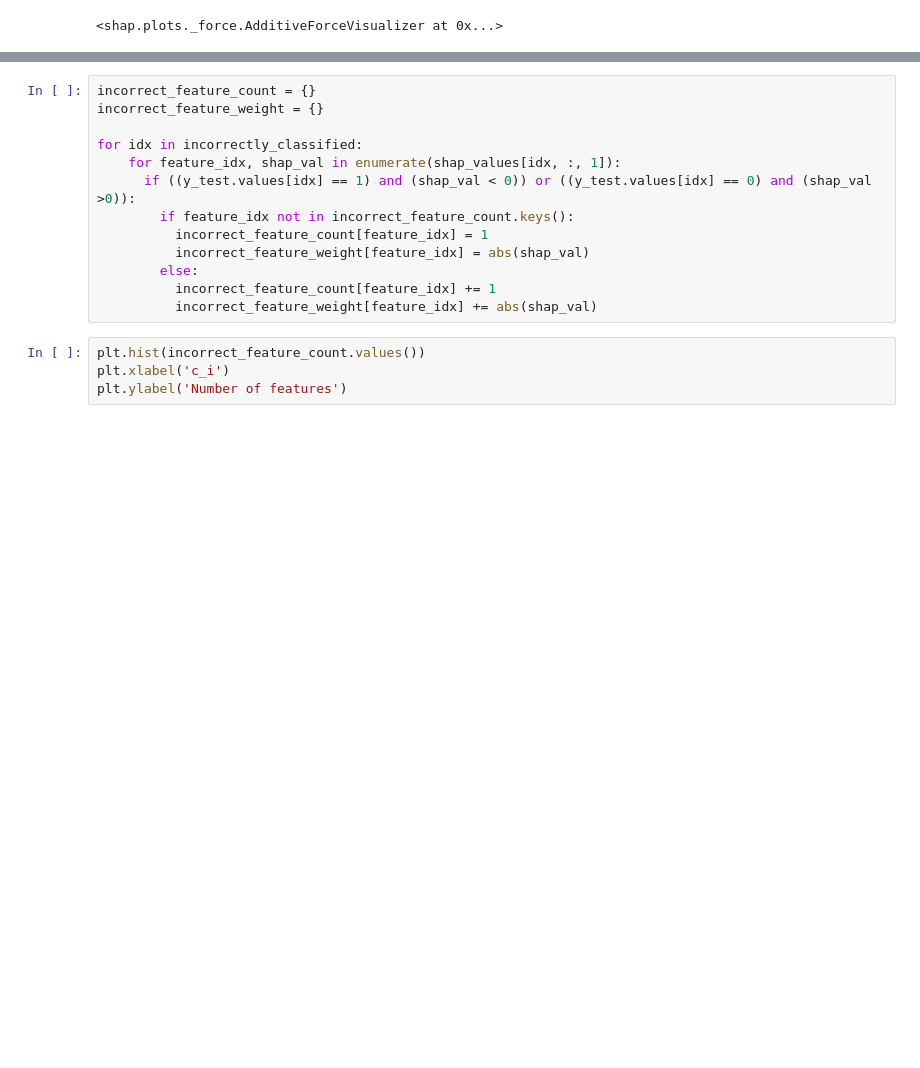
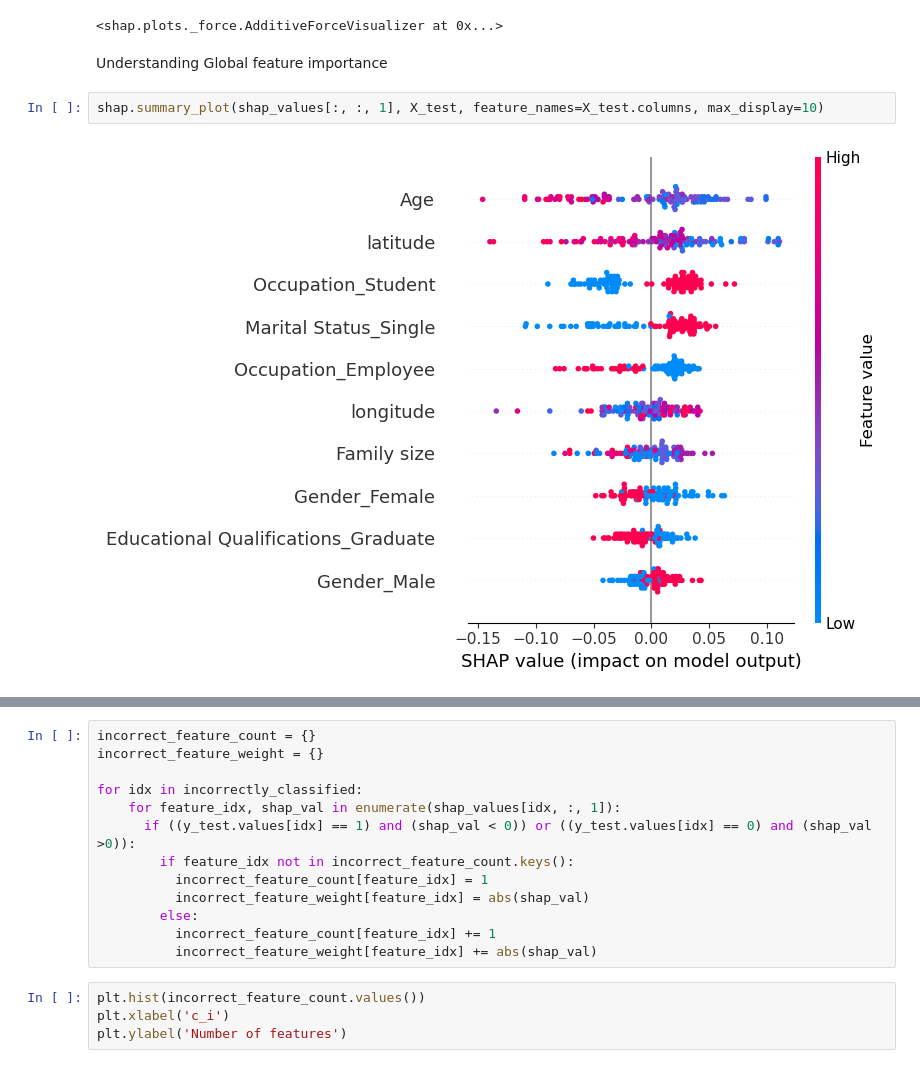
Before and after one commit to shreemayisonti7/fairness_audit, a Jupyter notebook: kaggle_implementation.ipynb, the cells around one changed output, grey strips where cells are left out. Drawn from its saved outputs; the diff is of its cells as text; blank space fills up the shorter version.

```diff
--- a/kaggle_implementation.ipynb
+++ b/kaggle_implementation.ipynb
@@ -600,3 +600,9 @@ Predicted: 1 Ground Truth: 1
 False True
 [interactive output not drawn]
 <shap.plots._force.AdditiveForceVisualizer at 0x...>
+# %% [markdown]
+Understanding Global feature importance
+# %%
+shap.summary_plot(shap_values[:, :, 1], X_test, feature_names=X_test.columns, max_display=10)
+# %% [output]
+[figure, added]
```
Also changed, not shown: parts of 6 cells of this notebook, 1 other file.
